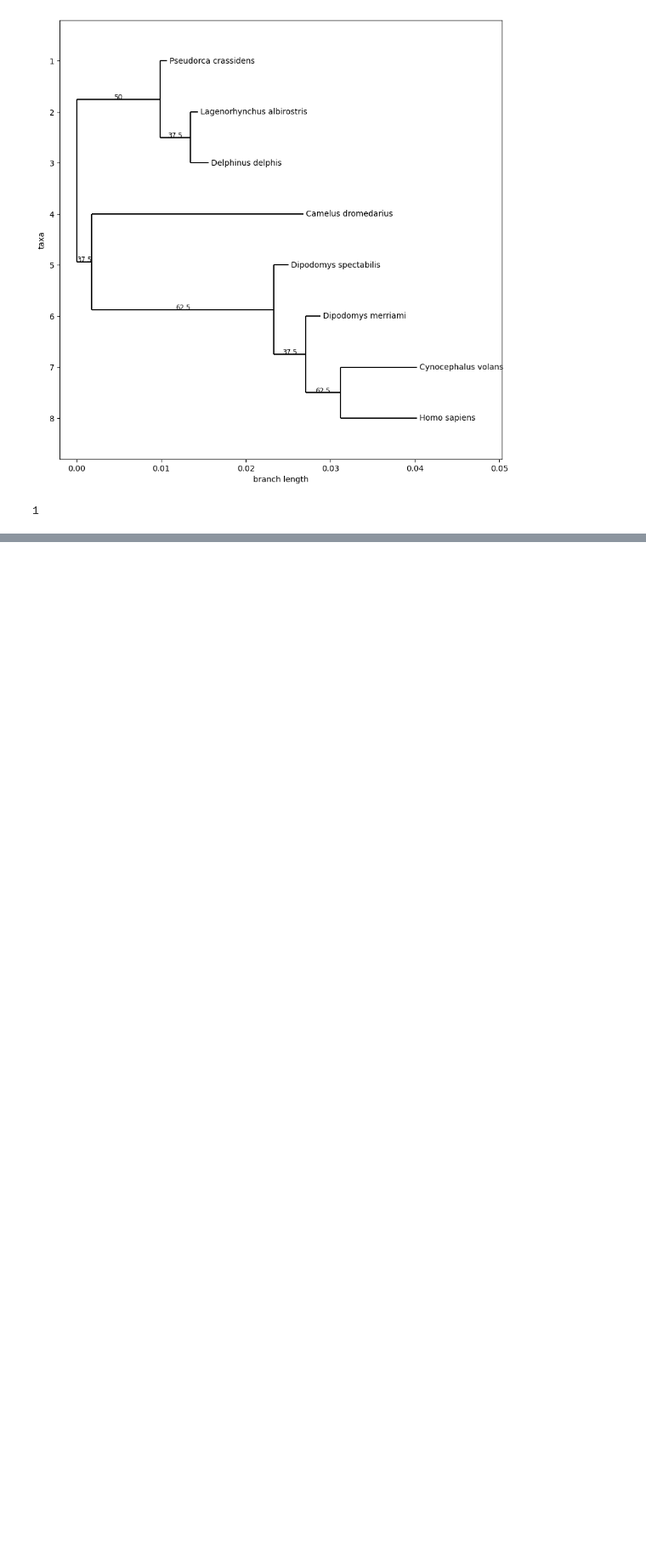
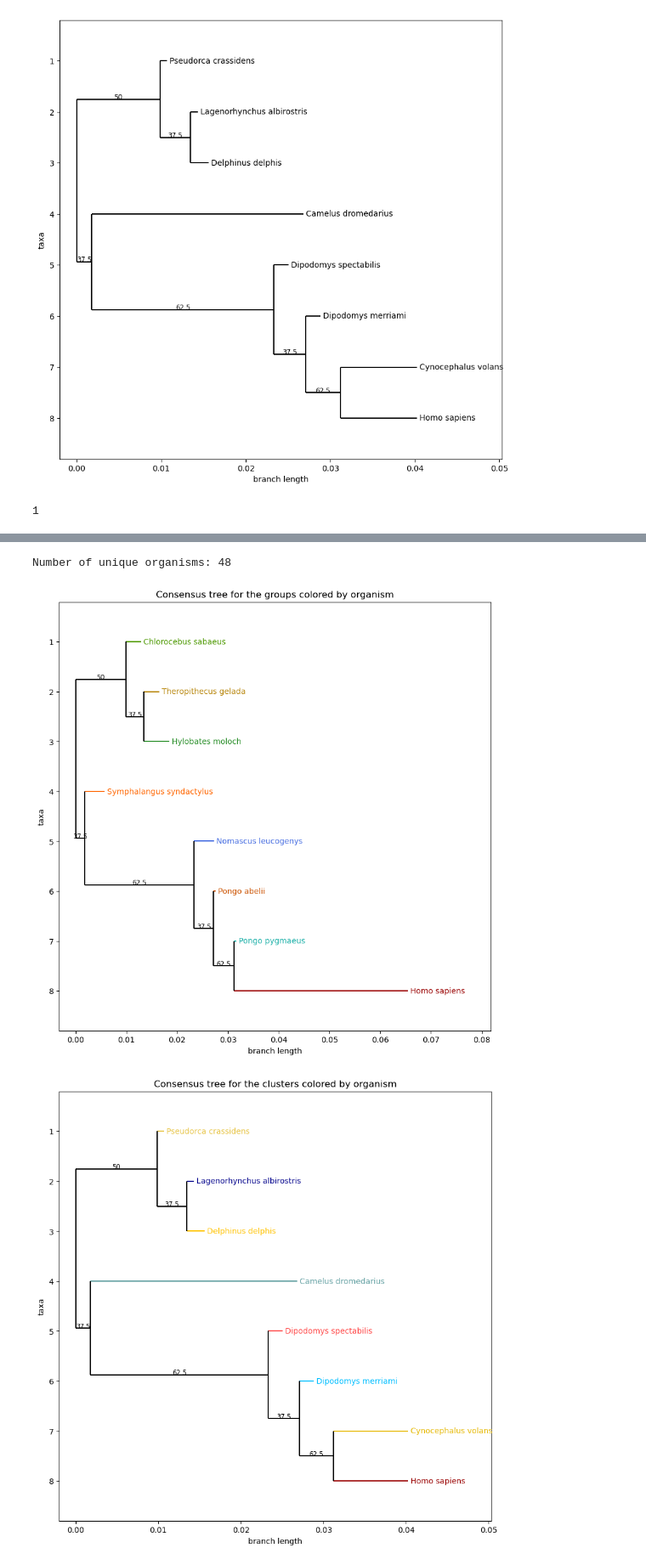
Before and after one commit to nk2IsHere/bioinfo, a Jupyter notebook: Project3/main.ipynb, the cells around one changed output, grey strips where cells are left out. Shown at 85% size. Saved outputs shown, nothing was run; the diff lists cells and outputs as text; code cells hidden in the pictures; blank space fills up the shorter version.

Commit message:
Add colored trees

```diff
--- a/Project3/main.ipynb
+++ b/Project3/main.ipynb
@@ -300,0 +306,25 @@ Phylo.write(cluster_majority, 'data/trees/clusters_consensus.tree', 'newick')
+# %%
+import copy
+import random
+
+all_organsims = set([records_metadata[record.id]['organism'] for record in records])
+print(f'Number of unique organisms: {len(all_organsims)}')
+
+organism_colors = {}
+with open('data/colors.txt', 'r') as f:
+    all_colors = f.read().split('\n')
+    for i, organism in enumerate(all_organsims):
+        organism_colors[organism] = all_colors[i % len(all_colors)]
+
+record_id_by_organizm_colors = {
+    record.id: organism_colors[records_metadata[record.id]['organism']]
+    for record in records
+}
+
+record_id_by_group_colors = {}
+for i, (group, members) in enumerate(groups.items()):
+    color = random.choice(all_colors)
+    for member in members:
+        record_id_by_group_colors[member['id']] = color
+# %% [output]
+Number of unique organisms: 48
@@ -300,0 +358,39 @@ Phylo.write(cluster_majority, 'data/trees/clusters_consensus.tree', 'newick')
+# %%
+# Color consensus tree for the groups
+group_majority_colored = color_organism_labeled_tree(group_majority, organism_colors)
+plt.figure(figsize=(10, 10))
+Phylo.draw(group_majority_colored, axes=plt.gca(), label_func=lambda n: n.name if n.is_terminal() else '', do_show=False, label_colors=organism_colors)
+plt.title('Consensus tree for the groups colored by organism')
+plt.savefig('data/trees/groups_consensus_colored.png')
+plt.show()
+
+
+# Color consensus tree for the clusters
+cluster_majority_colored = color_organism_labeled_tree(cluster_majority, organism_colors)
+plt.figure(figsize=(10, 10))
+Phylo.draw(cluster_majority_colored, axes=plt.gca(), label_func=lambda n: n.name if n.is_terminal() else '', do_show=False, label_colors=organism_colors)
+plt.title('Consensus tree for the clusters colored by organism')
+plt.savefig('data/trees/clusters_consensus_colored.png')
+
+# Color full tree
+tree_colored = color_record_id_labeled_tree_by_organism(tree, organism_colors)
+plt.figure(figsize=(30, 30))
+Phylo.draw(
+    tree_colored,
+    axes=plt.gca(),
+    label_func=lambda n: (
+        f"{records_metadata[n.name]['name']} {records_metadata[n.name]['organism']}"
+        if n.is_terminal()
+        else ''
+    ),
+    do_show=False,
+    label_colors={
+        f"{records_metadata[record_id]['name']} {records_metadata[record_id]['organism']}": color
+        for record_id, color in record_id_by_organizm_colors.items()
+    }
+)
+plt.title('Full tree colored by organism')
+plt.savefig('data/trees/full_colored.png')
+# %% [output]
+[figure, added]
+[figure, added]
```
Also changed, not shown: parts of 6 cells of this notebook, 5 other files.
